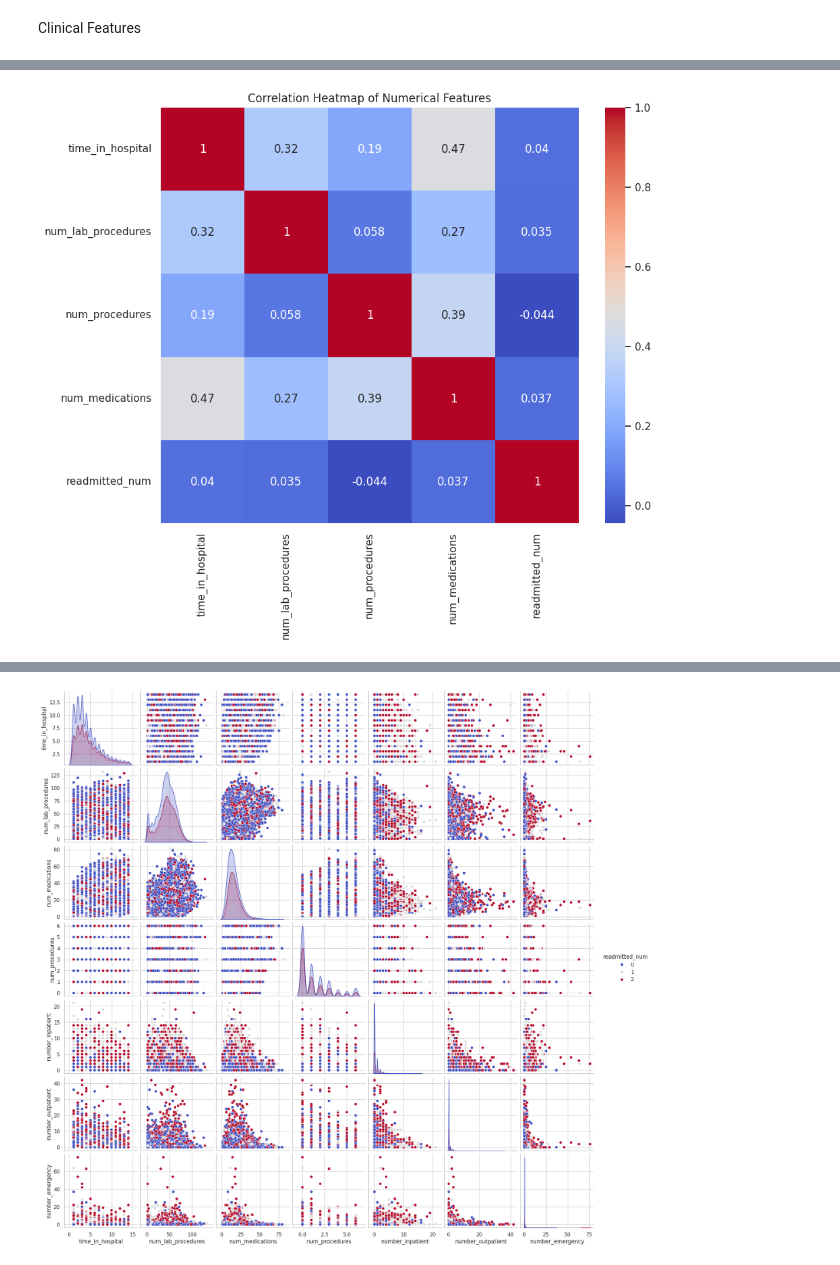
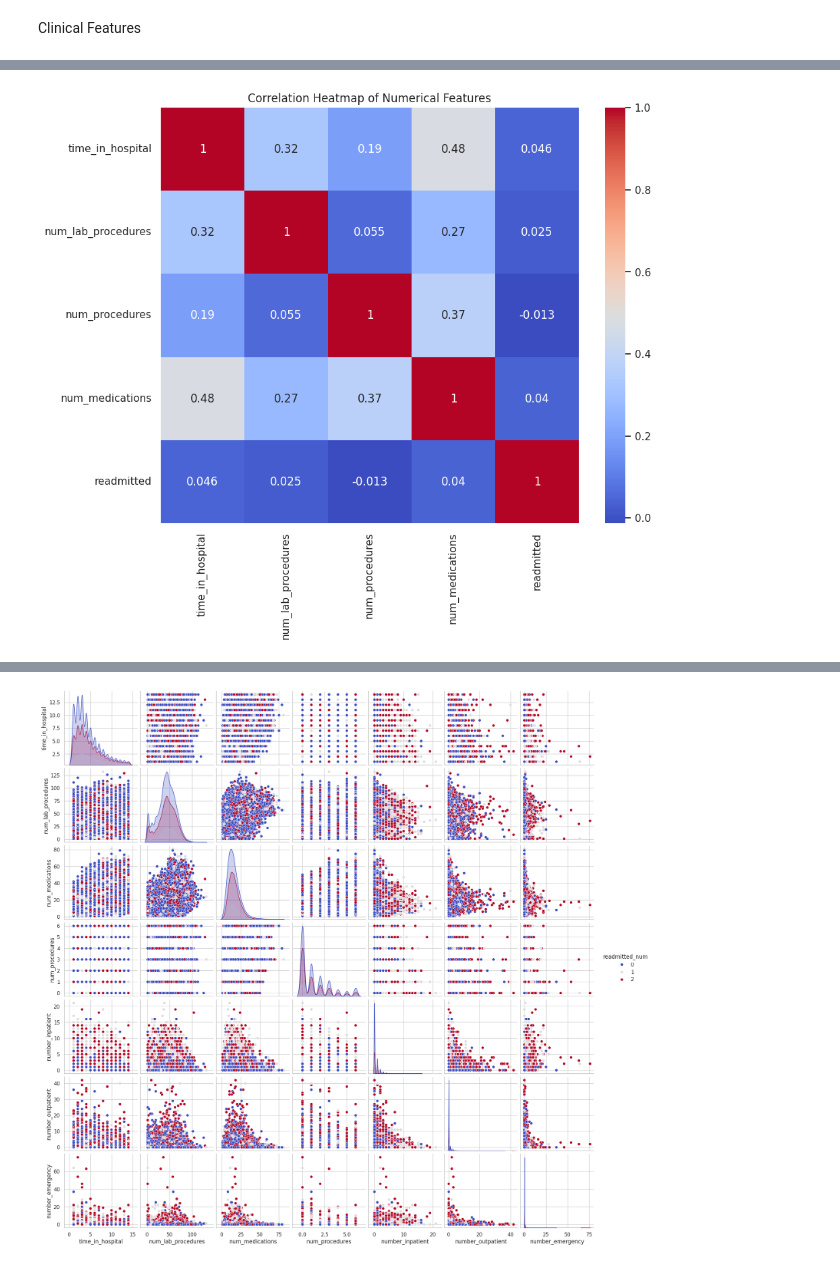
Before and after one commit to sets018/DM_Project, a Jupyter notebook: EDA_DM.ipynb, the cells around one changed output, grey strips where cells are left out. Drawn from its saved outputs; the diff is of its cells as text; code cells hidden in the pictures.

```diff
--- a/EDA_DM.ipynb
+++ b/EDA_DM.ipynb
@@ -342,3 +483,6 @@ plt.show()
+# %%
+# Filter the DataFrame to keep only rows with one of the top 15 specialties
+df = df[df['medical_specialty'].isin(specialty_order)]
 # %%
 def get_bins(var):
   # Step 1: Calculate IQR (Interquartile Range)
@@ -575,4 +687,24 @@ memory usage: 36.5+ MB
-# %%
-df['race'].fillna(df['race'].mode()[0], inplace=True)
-# %%
-df['payer_code'].fillna(df['payer_code'].mode()[0], inplace=True)
+# %%
+# Set a threshold for the proportion of the most frequent category
+threshold = 0.95
+
+# List to store variables with near-zero variance
+near_zero_variance_categorical = []
+
+# Loop through the list of categorical variables
+for var in medication_variables:
+    # Calculate the proportion of the most frequent category
+    most_frequent_proportion = df[var].value_counts(normalize=True).max()
+
+    # If the proportion exceeds the threshold, consider it near-zero variance
+    if most_frequent_proportion >= threshold:
+        near_zero_variance_categorical.append(var)
+
+# Print the variables with near-zero variance
+print("Categorical variables with near-zero variance:", near_zero_variance_categorical)
+
+# Drop these variables from the DataFrame
+df = df.drop(columns=near_zero_variance_categorical)
+
+# Display the updated DataFrame
+print(df.head())
@@ -706,16 +765,12 @@ plt.show()
 # %%
-# Convert 'readmitted' to numerical if needed (e.g., NO = 0, <30 = 1, >30 = 2)
-readmitted_mapping = {'NO': 0, '<30': 1, '>30': 2}
-df['readmitted_num'] = df['readmitted'].map(readmitted_mapping)
-
 # Select numerical features and calculate the correlation matrix
-numerical_columns = ['time_in_hospital', 'num_lab_procedures', 'num_procedures', 'num_medications', 'readmitted_num']
+numerical_columns = ['time_in_hospital', 'num_lab_procedures', 'num_procedures', 'num_medications', 'readmitted']
 corr_matrix = df[numerical_columns].corr()
 
 # Plot the heatmap
 plt.figure(figsize=(10, 8))
 sns.heatmap(corr_matrix, annot=True, cmap='coolwarm')
 plt.title('Correlation Heatmap of Numerical Features')
 plt.show()
 # %% [output]
-[figure, old version]
+[figure, new version]
```
Also changed, not shown: parts of 54 cells of this notebook, 2 other files.
